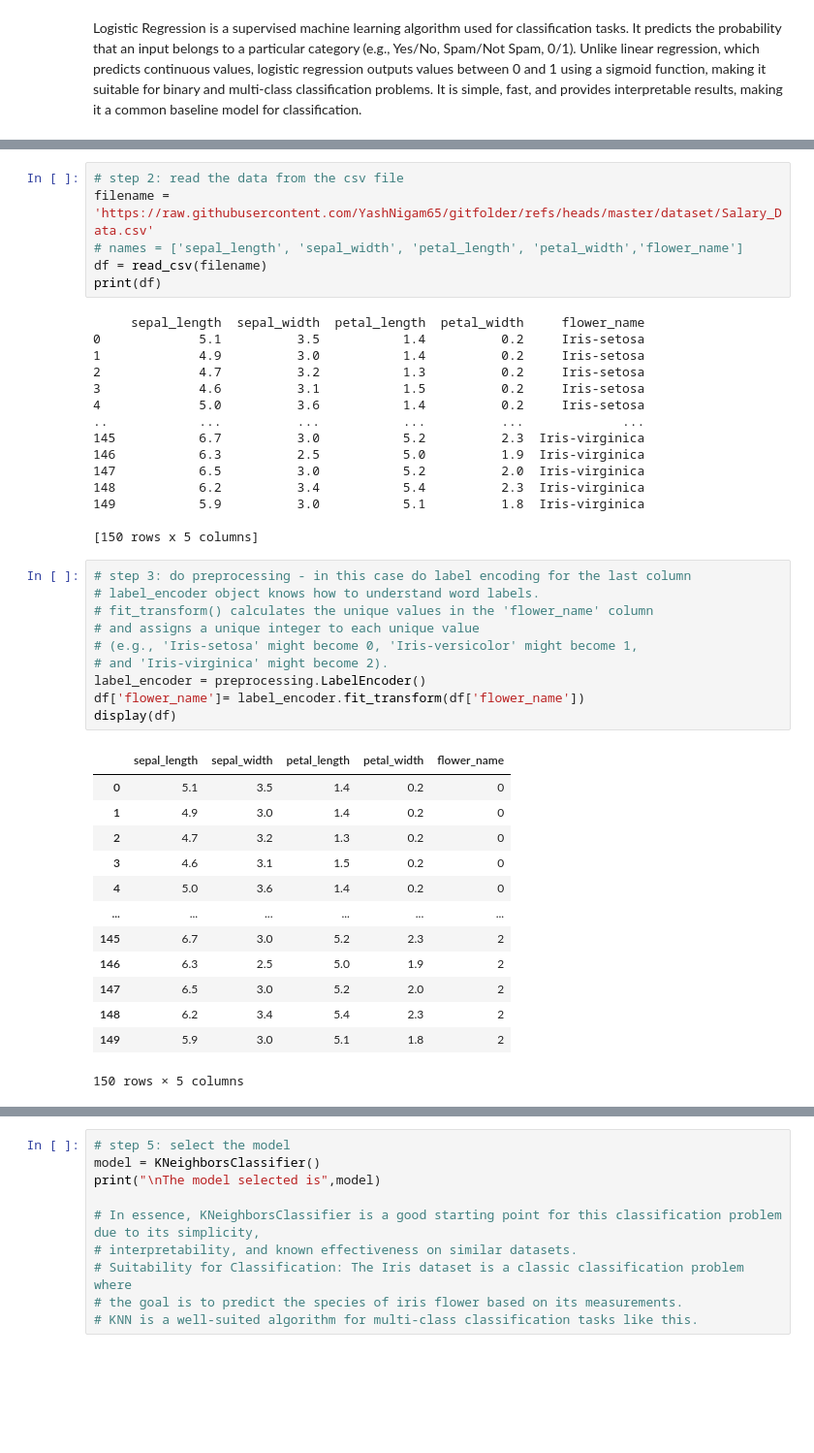
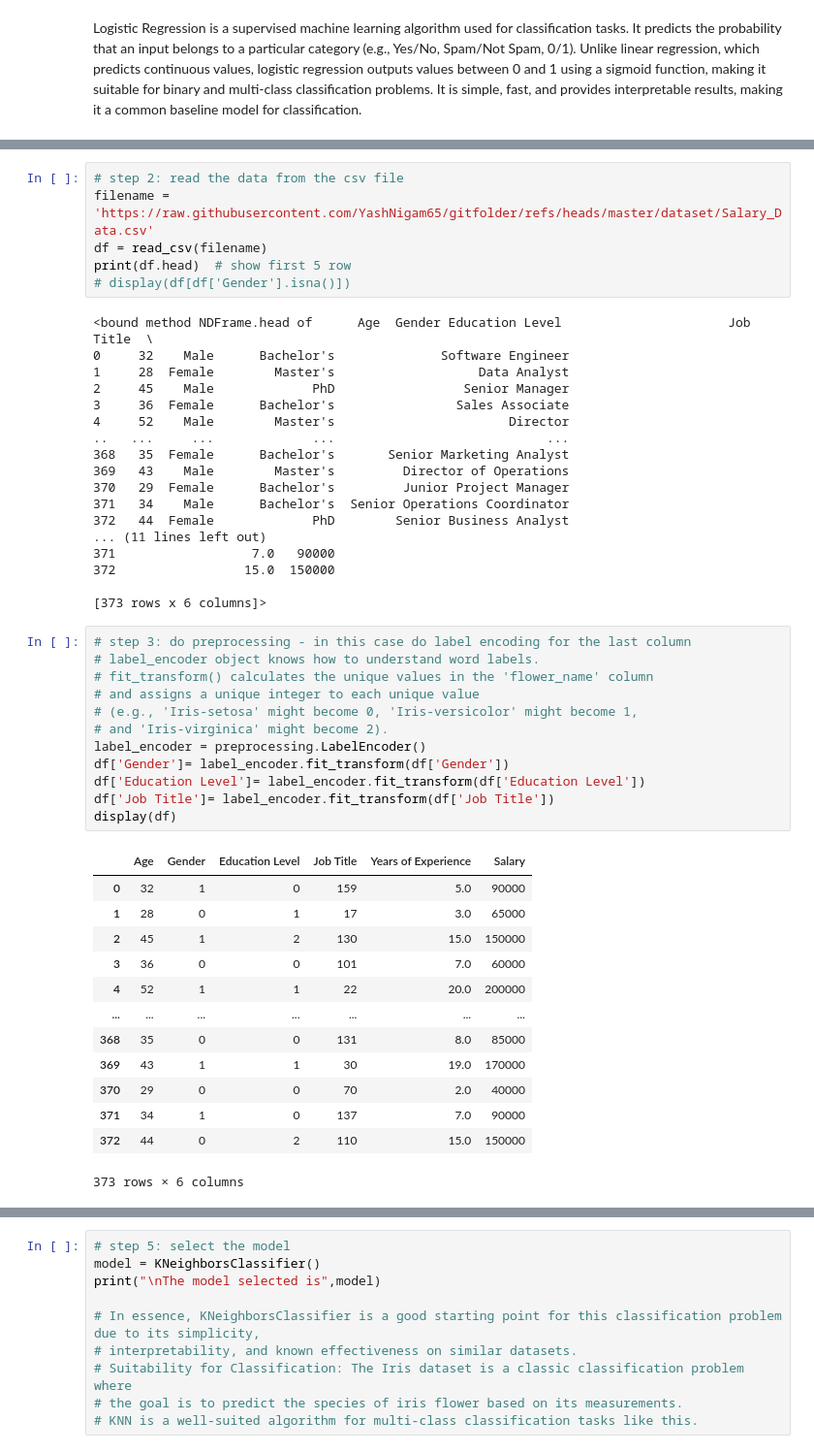
Before and after one commit to YashNigam65/gitfolder, a Jupyter notebook: notebook/supervised_classification/employee_salary_prediction.ipynb, the cells around one changed output, grey strips where cells are left out. Shown: that part at 97% size. Saved outputs shown, nothing was run; the diff lists cells and outputs as text; blank space fills up the shorter version.

```diff
--- a/notebook/supervised_classification/employee_salary_prediction.ipynb
+++ b/notebook/supervised_classification/employee_salary_prediction.ipynb
@@ -46,47 +47,52 @@ Why → Simple, fast, interpretable baseline algorithm for classification tasks.
 # %%
 # step 2: read the data from the csv file
 filename = 'https://raw.githubusercontent.com/YashNigam65/gitfolder/refs/heads/master/dataset/Salary_Data.csv'
-# names = ['sepal_length', 'sepal_width', 'petal_length', 'petal_width','flower_name']
 df = read_csv(filename)
-print(df)
+print(df.head)  # show first 5 row
+# display(df[df['Gender'].isna()])
 # %% [output]
-     sepal_length  sepal_width  petal_length  petal_width     flower_name
-0             5.1          3.5           1.4          0.2     Iris-setosa
-1             4.9          3.0           1.4          0.2     Iris-setosa
-2             4.7          3.2           1.3          0.2     Iris-setosa
-3             4.6          3.1           1.5          0.2     Iris-setosa
-4             5.0          3.6           1.4          0.2     Iris-setosa
-..            ...          ...           ...          ...             ...
-145           6.7          3.0           5.2          2.3  Iris-virginica
-146           6.3          2.5           5.0          1.9  Iris-virginica
-147           6.5          3.0           5.2          2.0  Iris-virginica
-148           6.2          3.4           5.4          2.3  Iris-virginica
-149           5.9          3.0           5.1          1.8  Iris-virginica
+<bound method NDFrame.head of      Age  Gender Education Level                      Job Title  \
+0     32    Male      Bachelor's              Software Engineer
+1     28  Female        Master's                   Data Analyst
+2     45    Male             PhD                 Senior Manager
+3     36  Female      Bachelor's                Sales Associate
+4     52    Male        Master's                       Director
+..   ...     ...             ...                            ...
+368   35  Female      Bachelor's       Senior Marketing Analyst
+369   43    Male        Master's         Director of Operations
+370   29  Female      Bachelor's         Junior Project Manager
+371   34    Male      Bachelor's  Senior Operations Coordinator
+372   44  Female             PhD        Senior Business Analyst
+... (11 lines left out)
+371                  7.0   90000
+372                 15.0  150000
 
-[150 rows x 5 columns]
+[373 rows x 6 columns]>
 # %%
 # step 3: do preprocessing - in this case do label encoding for the last column
 # label_encoder object knows how to understand word labels.
 # fit_transform() calculates the unique values in the 'flower_name' column
 # and assigns a unique integer to each unique value
 # (e.g., 'Iris-setosa' might become 0, 'Iris-versicolor' might become 1,
 # and 'Iris-virginica' might become 2).
 label_encoder = preprocessing.LabelEncoder()
-df['flower_name']= label_encoder.fit_transform(df['flower_name'])
+df['Gender']= label_encoder.fit_transform(df['Gender'])
+df['Education Level']= label_encoder.fit_transform(df['Education Level'])
+df['Job Title']= label_encoder.fit_transform(df['Job Title'])
 display(df)
 # %% [output]
-|  | sepal_length | sepal_width | petal_length | petal_width | flower_name |
-| 0 | 5.1 | 3.5 | 1.4 | 0.2 | 0 |
-| 1 | 4.9 | 3.0 | 1.4 | 0.2 | 0 |
-| 2 | 4.7 | 3.2 | 1.3 | 0.2 | 0 |
-| 3 | 4.6 | 3.1 | 1.5 | 0.2 | 0 |
-| 4 | 5.0 | 3.6 | 1.4 | 0.2 | 0 |
-| ... | ... | ... | ... | ... | ... |
-| 145 | 6.7 | 3.0 | 5.2 | 2.3 | 2 |
-| 146 | 6.3 | 2.5 | 5.0 | 1.9 | 2 |
-| 147 | 6.5 | 3.0 | 5.2 | 2.0 | 2 |
-| 148 | 6.2 | 3.4 | 5.4 | 2.3 | 2 |
-| 149 | 5.9 | 3.0 | 5.1 | 1.8 | 2 |
+|  | Age | Gender | Education Level | Job Title | Years of Experience | Salary |
+| 0 | 32 | 1 | 0 | 159 | 5.0 | 90000 |
+| 1 | 28 | 0 | 1 | 17 | 3.0 | 65000 |
+| 2 | 45 | 1 | 2 | 130 | 15.0 | 150000 |
+| 3 | 36 | 0 | 0 | 101 | 7.0 | 60000 |
+| 4 | 52 | 1 | 1 | 22 | 20.0 | 200000 |
+| ... | ... | ... | ... | ... | ... | ... |
+| 368 | 35 | 0 | 0 | 131 | 8.0 | 85000 |
+| 369 | 43 | 1 | 1 | 30 | 19.0 | 170000 |
+| 370 | 29 | 0 | 0 | 70 | 2.0 | 40000 |
+| 371 | 34 | 1 | 0 | 137 | 7.0 | 90000 |
+| 372 | 44 | 0 | 2 | 110 | 15.0 | 150000 |
-150 rows × 5 columns
+373 rows × 6 columns
 # %%
 # step 4: split to input and output
```
Also changed, not shown: parts of 6 cells of this notebook.
